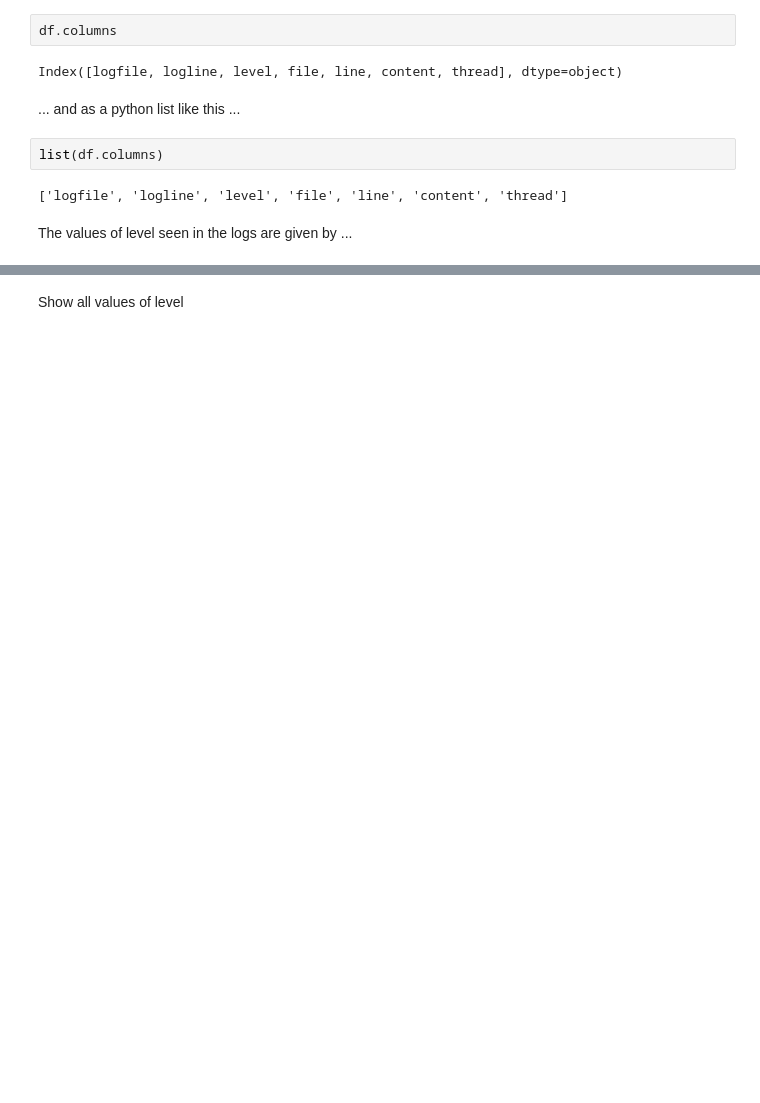
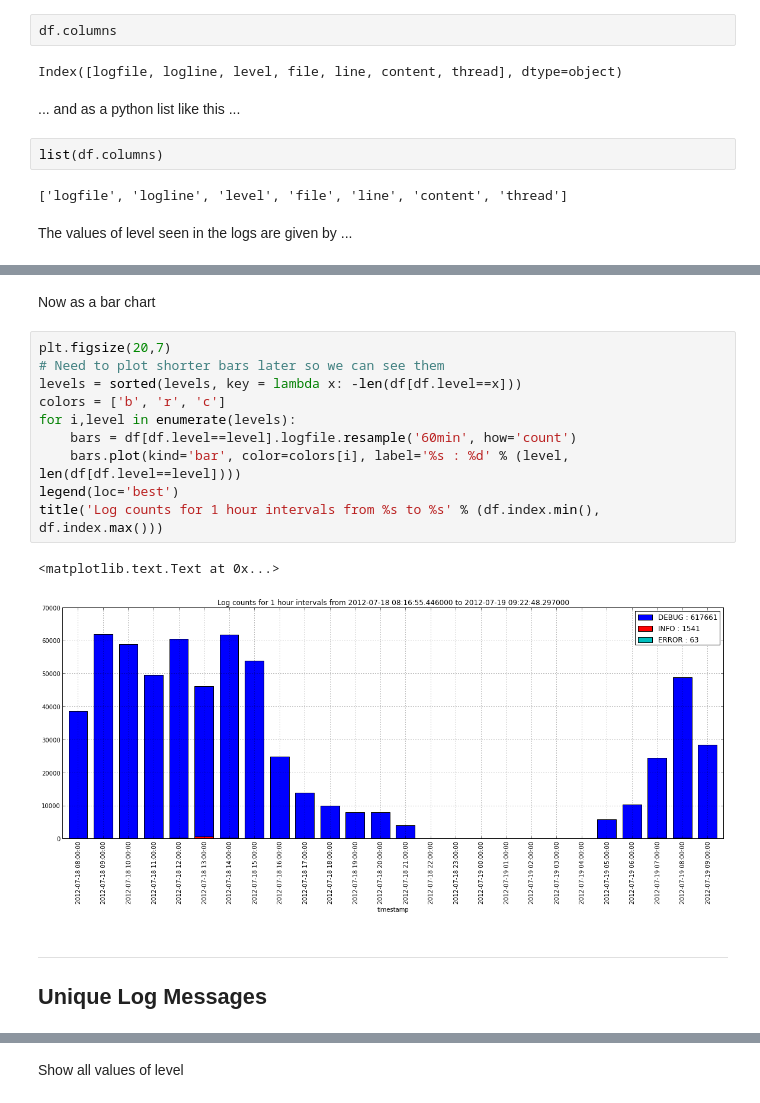
Before and after one commit to peterwilliams97/log_analysis, a Jupyter notebook: nb_pandas.ipynb, the cells around one changed output, grey strips where cells are left out. Saved outputs shown, nothing was run; the diff lists cells and outputs as text; blank space fills up the shorter version.

```diff
--- a/nb_pandas.ipynb
+++ b/nb_pandas.ipynb
@@ -90,0 +125,19 @@ legend()
+# %% [markdown]
+Now as a bar chart
+# %%
+plt.figsize(20,7)
+# Need to plot shorter bars later so we can see them
+levels = sorted(levels, key = lambda x: -len(df[df.level==x]))
+colors = ['b', 'r', 'c']
+for i,level in enumerate(levels):
+    bars = df[df.level==level].logfile.resample('60min', how='count')
+    bars.plot(kind='bar', color=colors[i], label='%s : %d' % (level, len(df[df.level==level])))
+legend(loc='best')
+title('Log counts for 1 hour intervals from %s to %s' % (df.index.min(), df.index.max()))
+# %% [output]
+<matplotlib.text.Text at 0x...>
+[figure, added]
+# %% [markdown]
+***
+Unique Log Messages
+-------------------
```
Also changed, not shown: parts of 21 cells of this notebook.
